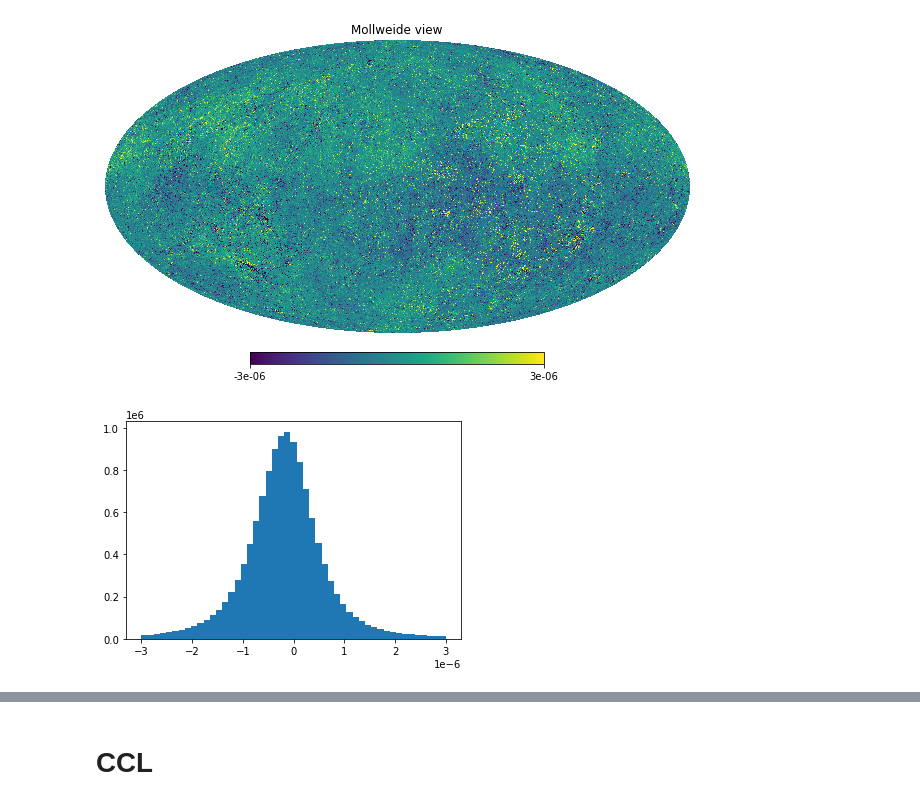
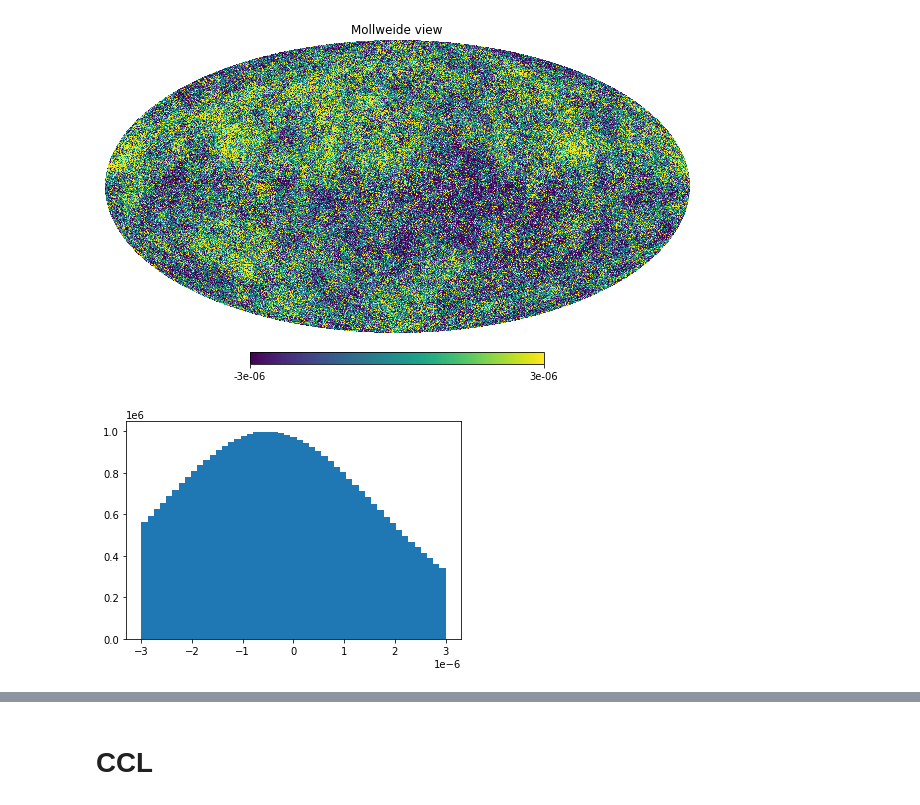
Before and after one commit to wurdahl/kSZfromPC, a Jupyter notebook: Opening-FITS.ipynb, the cells around one changed output, grey strips where cells are left out. Drawn from its saved outputs; the diff is of its cells as text; code cells hidden in the pictures.

```diff
--- a/Opening-FITS.ipynb
+++ b/Opening-FITS.ipynb
@@ -27,12 +27,12 @@ plt.show()
 # %%
-kSZ256 = hp.read_map("MAPS/kSZ_NS_1024_R_1024_P_1280_DV_256.fits")
-kSZ128 = hp.read_map("MAPS/kSZ_NS_1024_R_1024_P_1280_DV_128.fits")
-hp.mollview(kSZ128,xsize=6400, min=-3*10**-6,max=3*10**-6)
+kSZ256 = hp.read_map("MAPS/kSZ_NS_2048_R_4096_P_2048_DV_256.fits")
+#kSZ128 = hp.read_map("MAPS/kSZ_NS_1024_R_1024_P_1280_DV_128.fits")
+hp.mollview(kSZ256,xsize=6400, min=-3*10**-6,max=3*10**-6)
 # %% [output]
-[figure, old version]
+[figure, new version]
 # %%
-plt.hist(kSZ128,bins = np.linspace(-3*10**-6,3*10**-6));
+plt.hist(kSZ256,bins = np.linspace(-3*10**-6,3*10**-6));
 # %% [output]
-[figure, old version]
+[figure, new version]
 # %%
 pskSZ256 = hp.sphtfunc.anafast(kSZ256)
```
Also changed, not shown: parts of 11 cells of this notebook.
